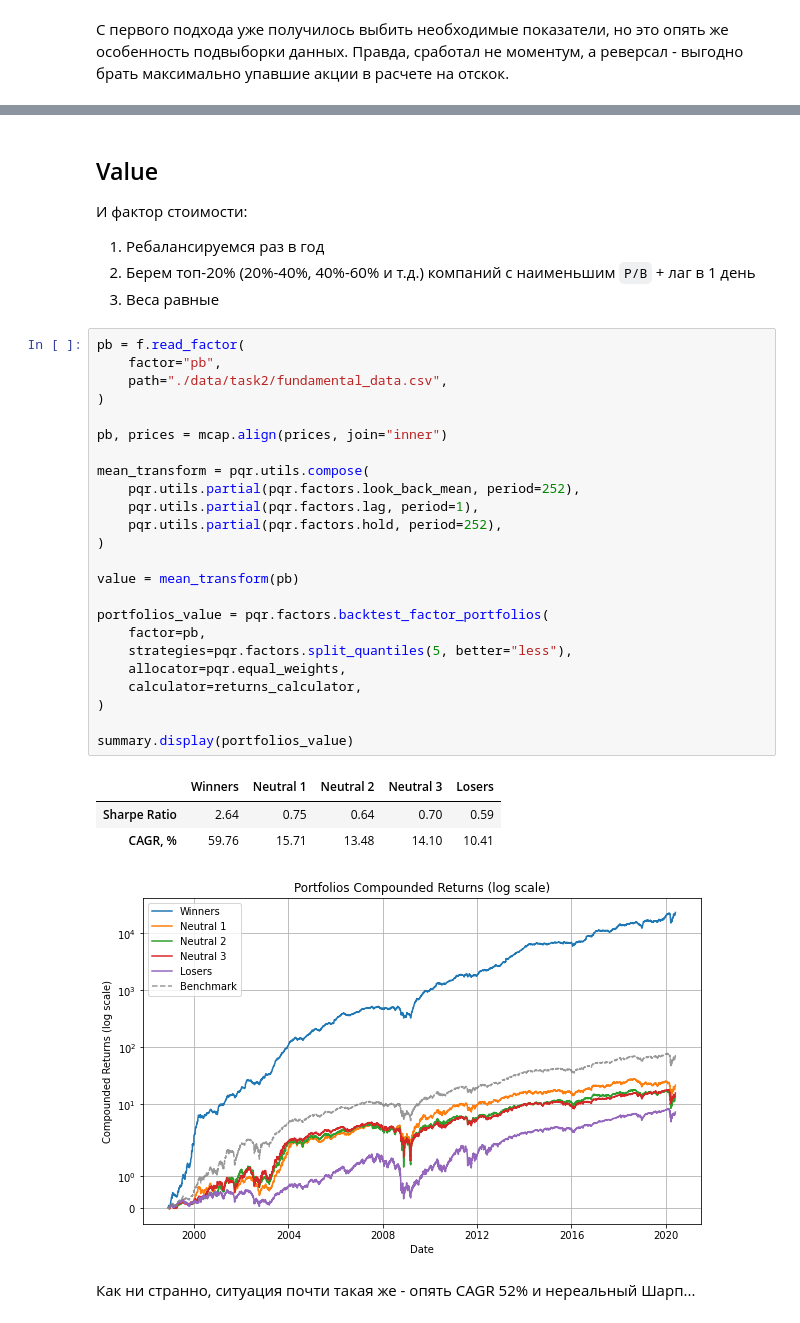
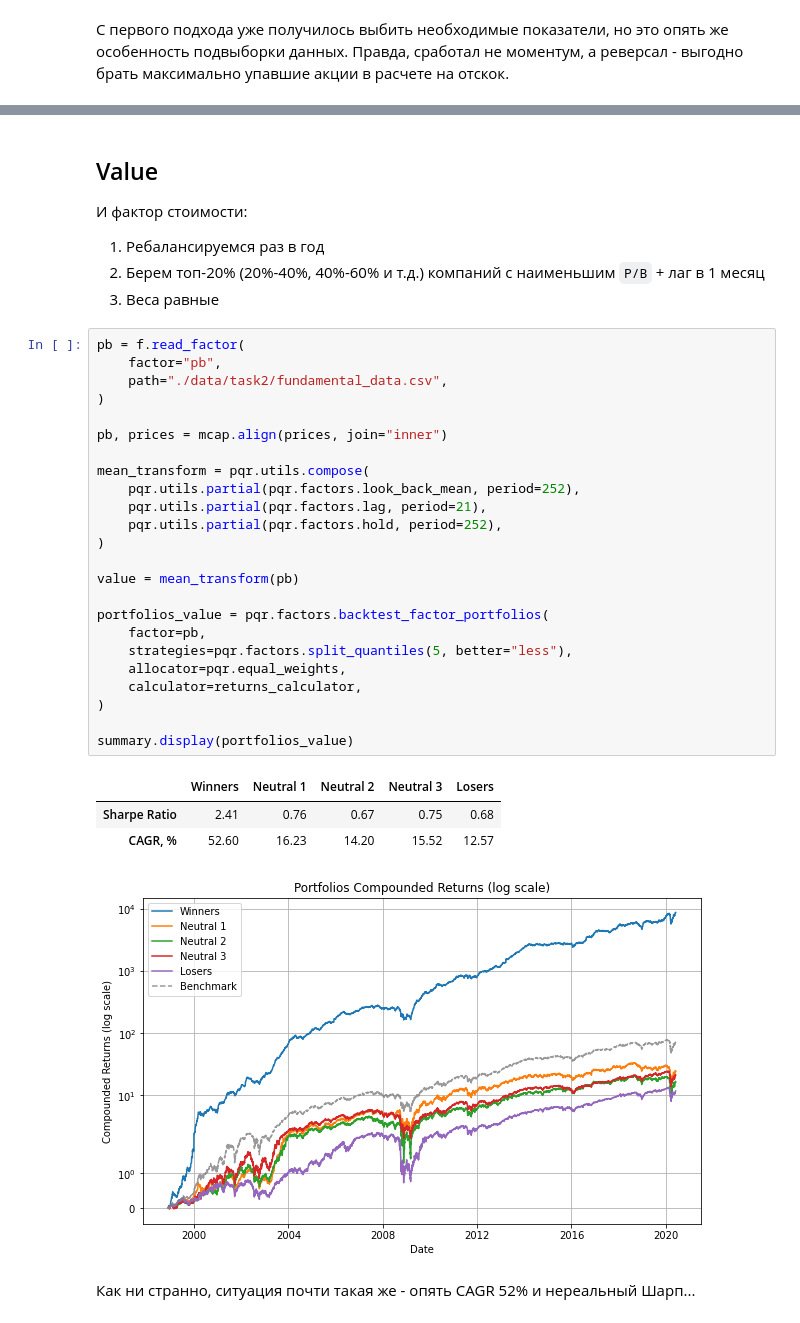
Before and after one commit to eura17/ff-case, a Jupyter notebook: task-2.ipynb, the cells around one changed output, grey strips where cells are left out. Cells and saved outputs as stored; diff of their text form.

```diff
--- a/task-2.ipynb
+++ b/task-2.ipynb
@@ -172,37 +172,37 @@ summary.display(portfolios_size)
 
 И фактор стоимости:
 1. Ребалансируемся раз в год
-2. Берем топ-20% (20%-40%, 40%-60% и т.д.) компаний с наименьшим `P/B` + лаг в 1 день
+2. Берем топ-20% (20%-40%, 40%-60% и т.д.) компаний с наименьшим `P/B` + лаг в 1 месяц
 3. Веса равные
 # %%
 pb = f.read_factor(
     factor="pb",
     path="./data/task2/fundamental_data.csv",
 )
 
 pb, prices = mcap.align(prices, join="inner")
 
 mean_transform = pqr.utils.compose(
     pqr.utils.partial(pqr.factors.look_back_mean, period=252),
-    pqr.utils.partial(pqr.factors.lag, period=1),
+    pqr.utils.partial(pqr.factors.lag, period=21),
     pqr.utils.partial(pqr.factors.hold, period=252),
 )
 
 value = mean_transform(pb)
 
 portfolios_value = pqr.factors.backtest_factor_portfolios(
     factor=pb,
     strategies=pqr.factors.split_quantiles(5, better="less"),
     allocator=pqr.equal_weights,
     calculator=returns_calculator,
 )
 
 summary.display(portfolios_value)
 # %% [output]
 |  | Winners | Neutral 1 | Neutral 2 | Neutral 3 | Losers |
-| Sharpe Ratio | 2.64 | 0.75 | 0.64 | 0.70 | 0.59 |
-| CAGR, % | 59.76 | 15.71 | 13.48 | 14.10 | 10.41 |
+| Sharpe Ratio | 2.41 | 0.76 | 0.67 | 0.75 | 0.68 |
+| CAGR, % | 52.60 | 16.23 | 14.20 | 15.52 | 12.57 |
-[figure, old version]
+[figure, new version]
 # %% [markdown]
 Как ни странно, ситуация почти такая же - опять CAGR 52% и нереальный Шарп...
 # %% [markdown]
```
Also changed, not shown: parts of 14 cells of this notebook, 1 other file.
